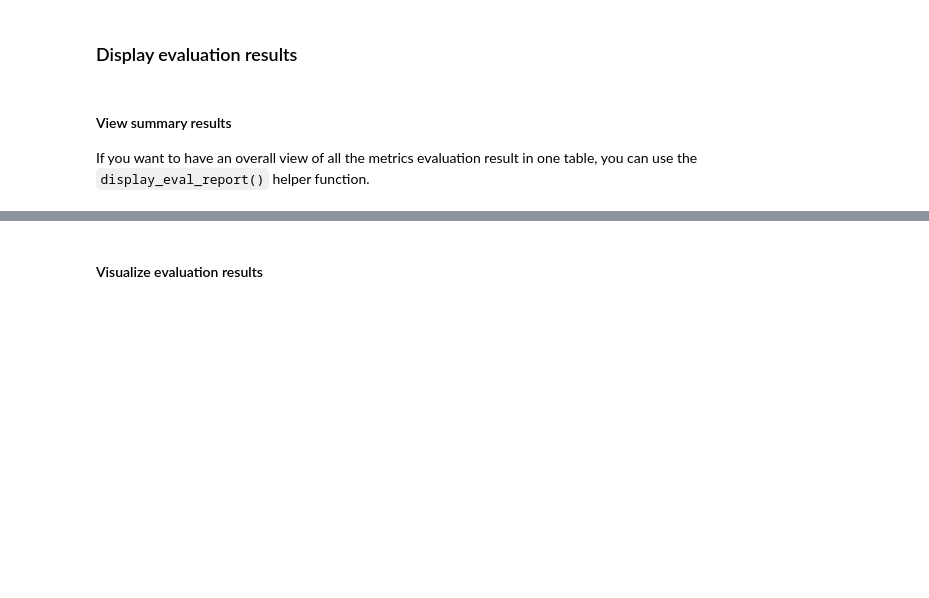
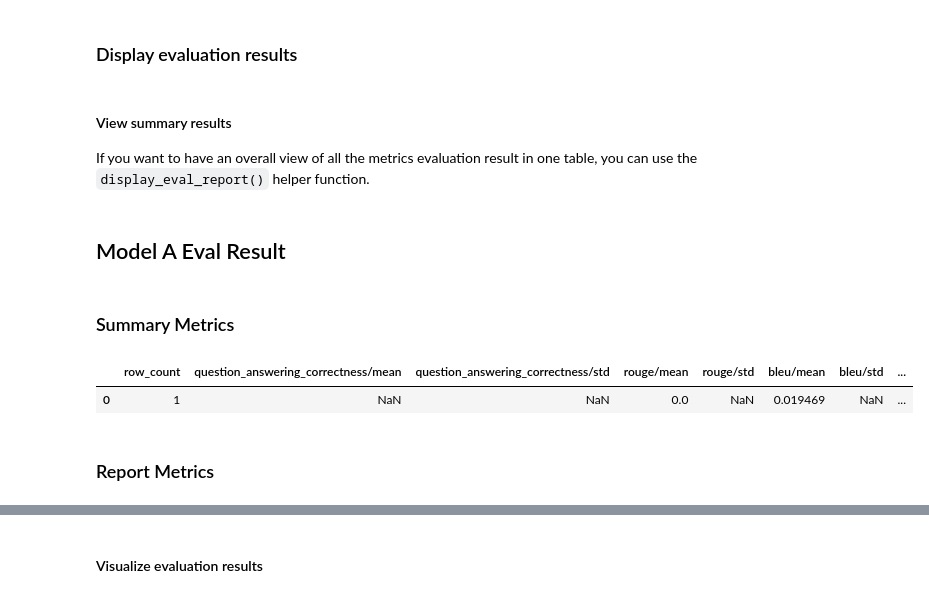
Before and after one commit to shromesh/Accelerator_Inverse_Design, a Jupyter notebook: gemini/evaluation/evaluate_rag_gen_ai_evaluation_service_sdk.ipynb, the cells around one changed output, grey strips where cells are left out. Saved outputs shown, nothing was run; the diff lists cells and outputs as text; code cells hidden in the pictures; blank space fills up the shorter version.

```diff
--- a/gemini/evaluation/evaluate_rag_gen_ai_evaluation_service_sdk.ipynb
+++ b/gemini/evaluation/evaluate_rag_gen_ai_evaluation_service_sdk.ipynb
@@ -644,15 +879,21 @@ If you want to have an overall view of all the metrics evaluation result in one
 # %%
 display_eval_report(
     (
         "Model A Eval Result",
         referenced_result_rag_a.summary_metrics,
         referenced_result_rag_a.metrics_table,
     )
 )
-display_eval_report(
-    (
-        "Model B Eval Result",
-        referenced_result_rag_b.summary_metrics,
-        referenced_result_rag_b.metrics_table,
-    )
-)
+# display_eval_report(
+#     (
+#         "Model B Eval Result",
+#         referenced_result_rag_b.summary_metrics,
+#         referenced_result_rag_b.metrics_table,
+#     )
+# )
+# %% [output]
+## Model A Eval Result
+### Summary Metrics
+|  | row_count | question_answering_correctness/mean | question_answering_correctness/std | rouge/mean | rouge/std | bleu/mean | bleu/std | ... |
+| 0 | 1 | NaN | NaN | 0.0 | NaN | 0.019469 | NaN | ... |
+### Report Metrics
```
Also changed, not shown: parts of 19 cells of this notebook.
